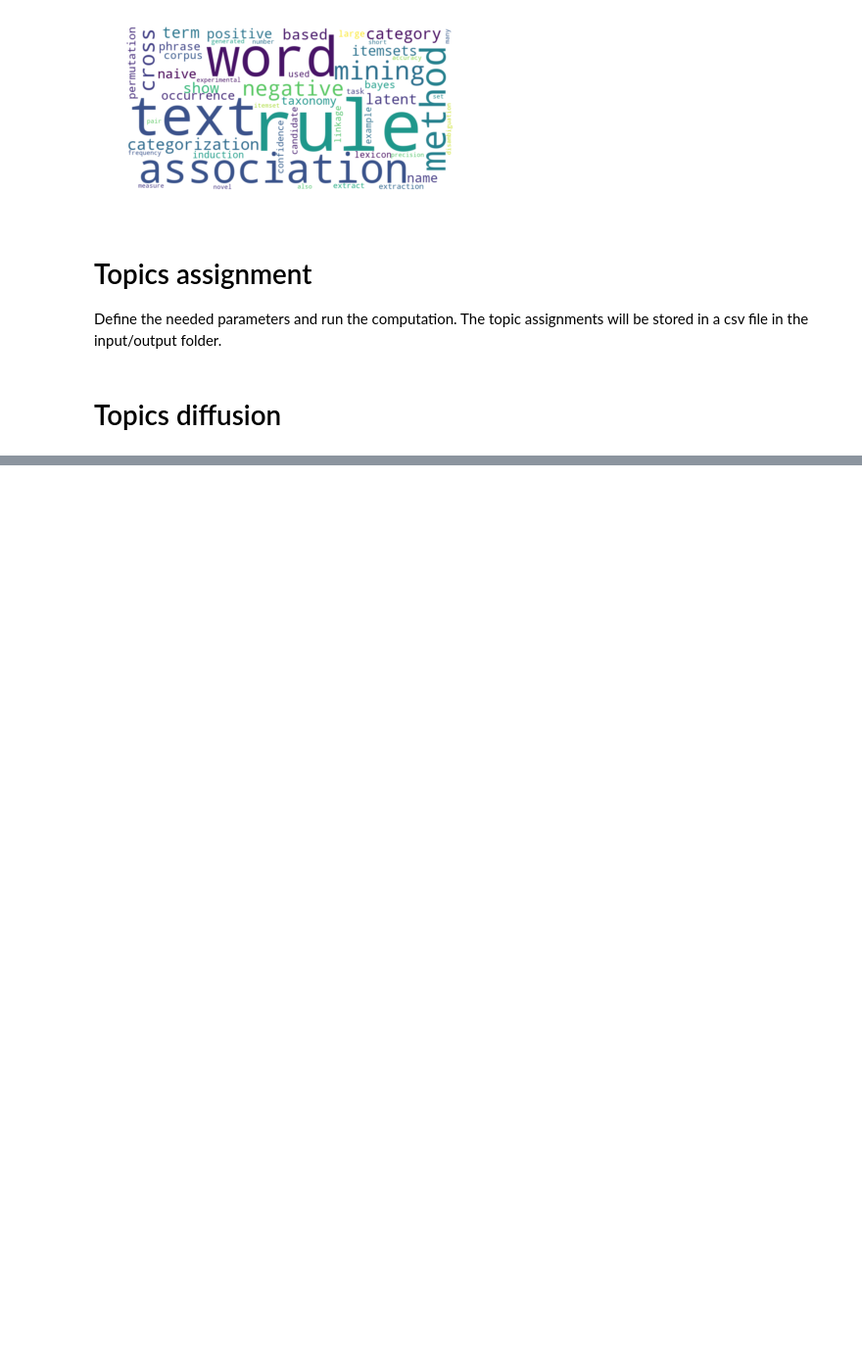
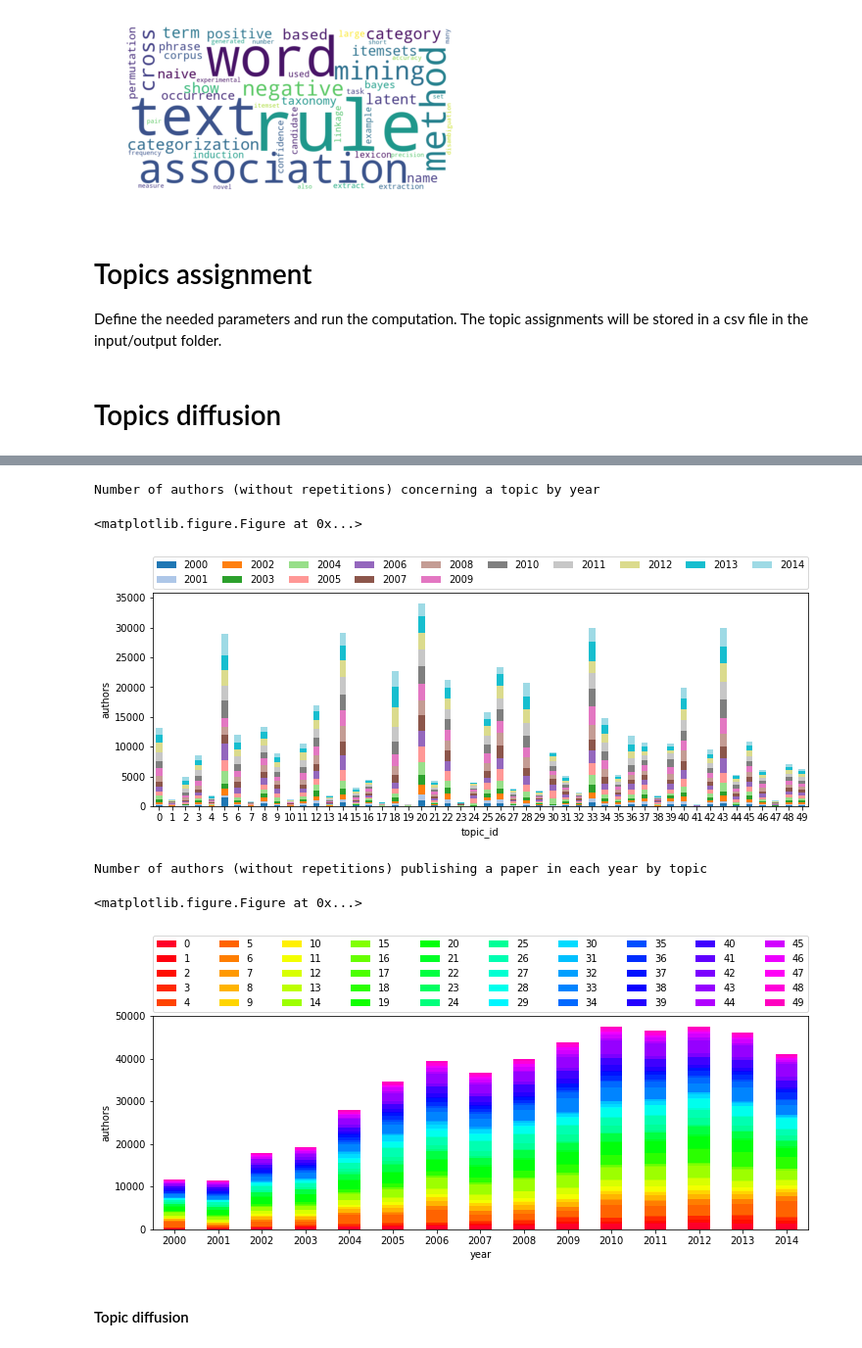
Before and after one commit to rupensa/tranet, a Jupyter notebook: notebook/TrAnET.ipynb, the cells around one changed output, grey strips where cells are left out. Shown: that part at 98% size. Cells and saved outputs as stored; diff of their text form; code cells hidden in the pictures; blank space fills up the shorter version.

```diff
--- a/notebook/TrAnET.ipynb
+++ b/notebook/TrAnET.ipynb
@@ -123,0 +247,15 @@ TODO
+# %%
+print("Number of authors (without repetitions) concerning a topic by year")
+plot_authors_norep_overview('topic_id', 'year')
+
+print("Number of authors (without repetitions) publishing a paper in each year by topic")
+plot_authors_norep_overview('year', 'topic_id', cmap=plt.cm.gist_rainbow)
+# %% [output]
+Number of authors (without repetitions) concerning a topic by year
+<matplotlib.figure.Figure at 0x...>
+[figure, added]
+Number of authors (without repetitions) publishing a paper in each year by topic
+<matplotlib.figure.Figure at 0x...>
+[figure, added]
+# %% [markdown]
+#### Topic diffusion
```
Also changed, not shown: parts of 20 cells of this notebook, 2 other files.
